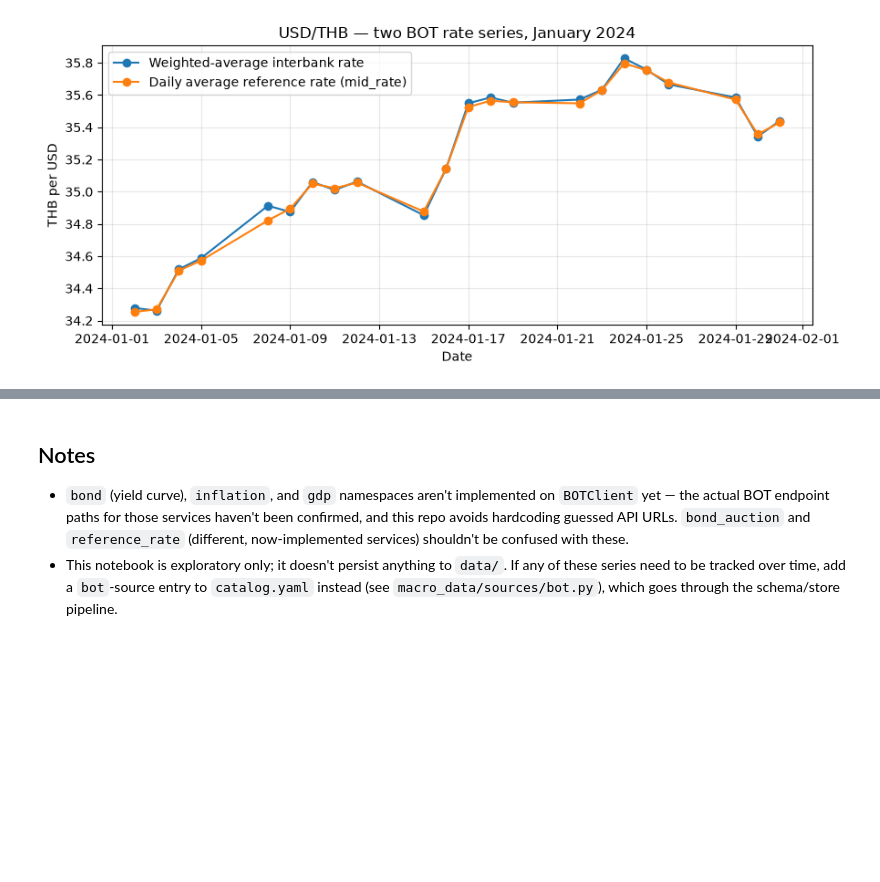
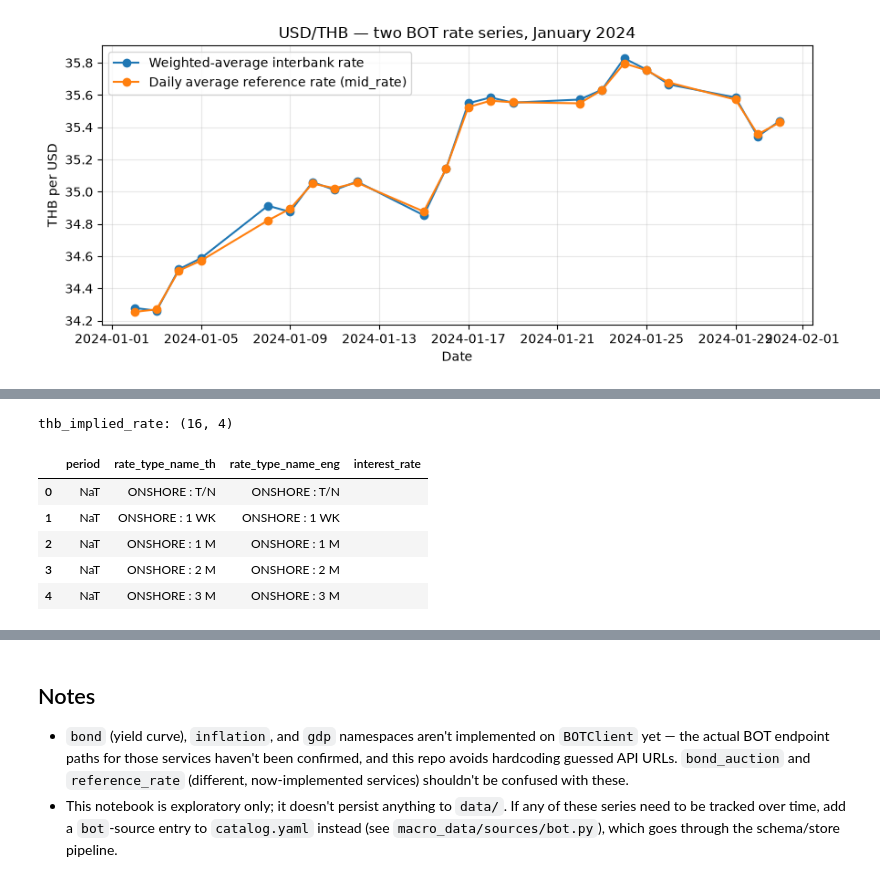
Before and after one commit to thatbeer/macro_data, a Jupyter notebook: notebooks/BOT_query.ipynb, the cells around one changed output, grey strips where cells are left out. Drawn from its saved outputs; the diff is of its cells as text; code cells hidden in the pictures; blank space fills up the shorter version.

```diff
--- a/notebooks/BOT_query.ipynb
+++ b/notebooks/BOT_query.ipynb
@@ -187,0 +194,12 @@ plt.tight_layout()
+# %%
+thb_implied = bot.thb_implied_rate.daily("2024-01-01", "2024-01-31")
+print("thb_implied_rate:", thb_implied.shape)
+thb_implied.head()
+# %% [output]
+thb_implied_rate: (16, 4)
+|  | period | rate_type_name_th | rate_type_name_eng | interest_rate |
+| 0 | NaT | ONSHORE : T/N | ONSHORE : T/N |  |
+| 1 | NaT | ONSHORE : 1 WK | ONSHORE : 1 WK |  |
+| 2 | NaT | ONSHORE : 1 M | ONSHORE : 1 M |  |
+| 3 | NaT | ONSHORE : 2 M | ONSHORE : 2 M |  |
+| 4 | NaT | ONSHORE : 3 M | ONSHORE : 3 M |  |
```
Also changed, not shown: parts of 15 cells of this notebook, 1 other file.
